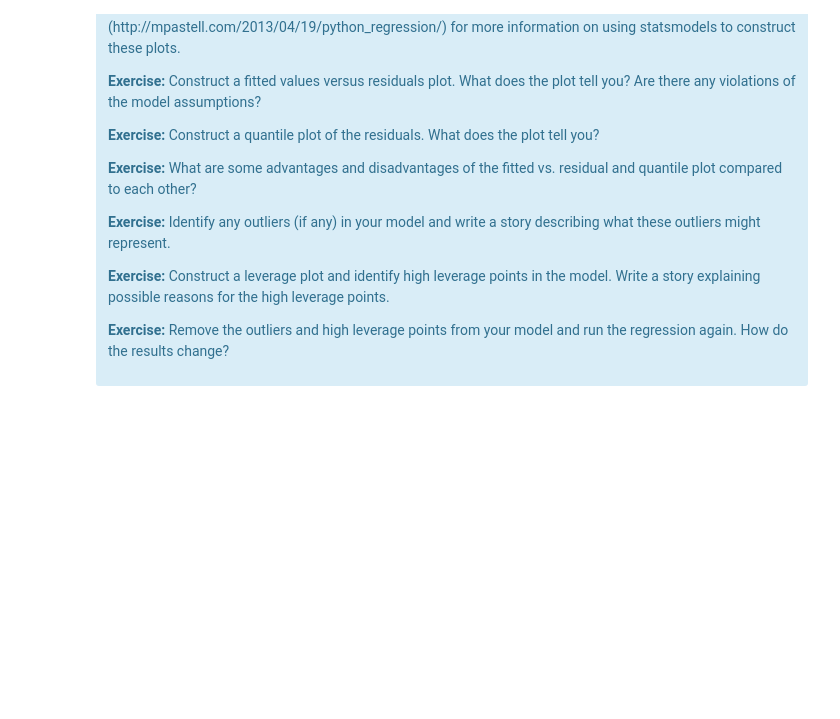
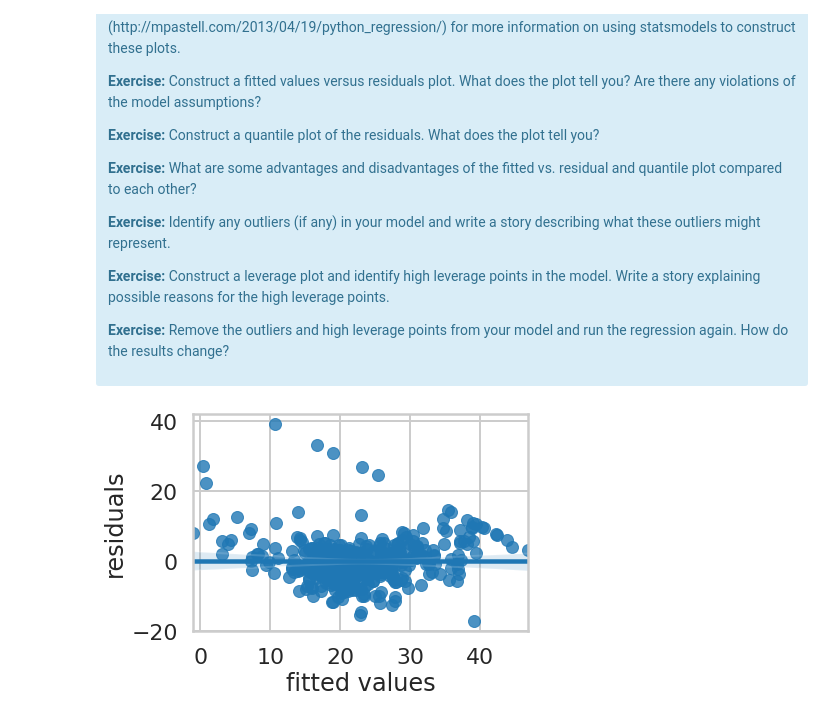
Before and after one commit to allen44/case-study-boston-housing, a Jupyter notebook: Mini_Project_Linear_Regression.ipynb, the cells around one changed output. Drawn from its saved outputs; the diff is of its cells as text; code cells hidden in the pictures; blank space fills up the shorter version.

```diff
--- a/Mini_Project_Linear_Regression.ipynb
+++ b/Mini_Project_Linear_Regression.ipynb
@@ -774,3 +780,18 @@ where $L$ is the likelihood of the model. AIC is meaningless in the absolute sen
 
 <p><b>Exercise:</b> Find another variable (or two) to add to the model we built in Part 3. Compute the $F$-test comparing the two models as well as the AIC. Which model is better?</p>
 </div>
+# %%
+# resign variables from previous, reduced, model
+
+X_r = X
+n_r = n
+k_r = k
+dfN_r = dfN
+dfD_r = dfD
+rss_r = rss
+ess_r = ess
+mse_r = mse
+msr_r = msr
+
+f_stat_r = f_stat
+f_stat_r, dfN_r, dfD_r
@@ -776,0 +846,13 @@ where $L$ is the likelihood of the model. AIC is meaningless in the absolute sen
+# %%
+# Compare models using AIC
+
+#We'll switch to the statsmodel implementation becasue it has AIC built-in
+
+from statsmodels.regression.linear_model import OLS
+from statsmodels.tools import add_constant
+
+regr_r = OLS(y, add_constant(X_r)).fit()
+print(f"Reduced model AIC: {regr_r.aic}")
+
+regr_f= OLS(y, add_constant(X_f)).fit()
+print(f"Full model AIC: {regr_f.aic}")
@@ -827,0 +913,15 @@ There are some other issues that are important investigate with linear regressio
+# %%
+# Your turn.
+#  Construct a fitted values versus residuals plot.
+X = X_r
+y = regr_r.fittedvalues
+
+sns.regplot(x=regr_r.fittedvalues, y=regr_r.resid)
+plt.xlabel('fitted values')
+plt.ylabel('residuals');
+
+
+# What does the plot tell you?
+#  Are there any violations of the model assumptions?
+# %% [output]
+[figure, added]
```
Also changed, not shown: parts of 27 cells of this notebook.
